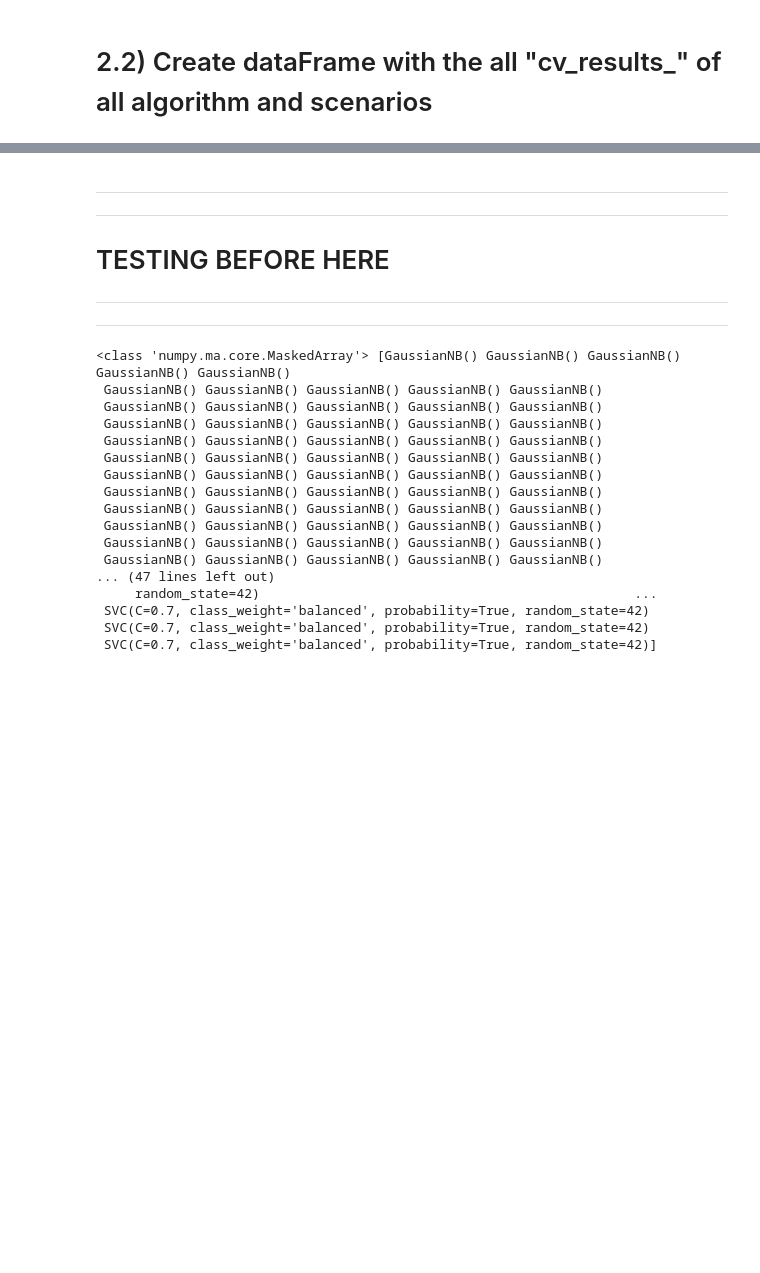
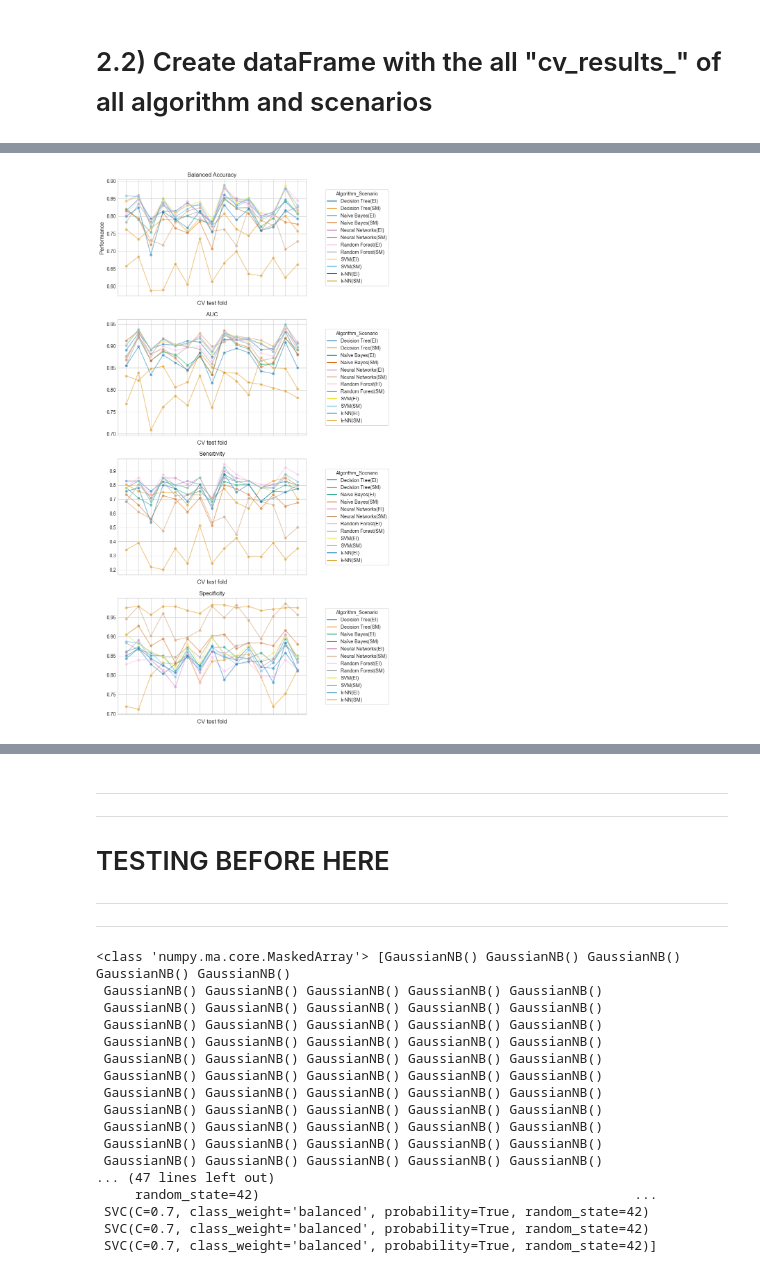
Before and after one commit to fabianopapaiz/als_prognosis_using_ensemble_imbalance, a Jupyter notebook: 05_Train_Validate_Models/16.1 - Multiple models comparison.ipynb, the cells around one changed output, grey strips where cells are left out. Saved outputs shown, nothing was run; the diff lists cells and outputs as text; code cells hidden in the pictures; blank space fills up the shorter version.

```diff
--- a/05_Train_Validate_Models/16.1 - Multiple models comparison.ipynb
+++ b/05_Train_Validate_Models/16.1 - Multiple models comparison.ipynb
@@ -249,0 +205,92 @@ Correlation of models:
+# %%
+results_df = df_temp
+
+
+
+# plot 30 examples of dependency between cv fold and AUC scores
+fig, (ax1, ax2, ax3, ax4) = plt.subplots(
+    4,1,
+    figsize=(7,20),
+#     sharex=False,
+#     sharey=True
+)
+
+# create df of model scores ordered by performance
+model_scores = results_df.filter(regex=r"split\d*_test_balanced_accuracy")
+g = sns.lineplot(
+    ax=ax1,
+    data=model_scores.transpose().iloc[:30],
+    dashes=False,
+    palette="colorblind",
+    marker="o",
+    alpha=0.5,
+)
+ax1.set_xlabel("CV test fold", size=12, labelpad=10)
+ax1.set_ylabel("Performance", size=12)
+ax1.tick_params(bottom=True, labelbottom=False)
+ax1.set_title('Balanced Accuracy')
+
+sns.move_legend(g, "center right", bbox_to_anchor=(1.45, 0.5), frameon=True, markerscale=1.7,)
+
+
+# create df of model scores ordered by performance
+model_scores = results_df.filter(regex=r"split\d*_test_auc")
+g = sns.lineplot(
+    ax=ax2,
+    data=model_scores.transpose().iloc[:30],
+    dashes=False,
+    palette="colorblind",
+    marker="o",
+    alpha=0.5,
+)
+ax2.set_xlabel("CV test fold", size=12, labelpad=10)
+ax2.tick_params(bottom=True, labelbottom=False)
+ax2.set_title('AUC')
+
+sns.move_legend(g, "center right", bbox_to_anchor=(1.45, 0.5), frameon=True, markerscale=1.7,)
+
+
+# create df of model scores ordered by performance
+model_scores = results_df.filter(regex=r"split\d*_test_sensitivity")
+g = sns.lineplot(
+    ax=ax3,
+    data=model_scores.transpose().iloc[:30],
+    dashes=False,
+    palette="colorblind",
+    marker="o",
+    alpha=0.5,
+)
+ax3.set_xlabel("CV test fold", size=12, labelpad=10)
+ax3.tick_params(bottom=True, labelbottom=False)
+ax3.set_title('Sensitivity')
+
+sns.move_legend(g, "center right", bbox_to_anchor=(1.45, 0.5), frameon=True, markerscale=1.7,)
+
+
+# create df of model scores ordered by performance
+model_scores = results_df.filter(regex=r"split\d*_test_specificity")
+g = sns.lineplot(
+    ax=ax4,
+    data=model_scores.transpose().iloc[:30],
+    dashes=False,
+    palette="colorblind",
+    marker="o",
+    alpha=0.5,
+)
+ax4.set_xlabel("CV test fold", size=12, labelpad=10)
+ax4.tick_params(bottom=True, labelbottom=False)
+ax4.set_title('Specificity')
+
+sns.move_legend(g, "center right", bbox_to_anchor=(1.45, 0.5), frameon=True, markerscale=1.7,)
+
+
+plt.show()
+
+# # print correlation of Bal Acc scores across folds
+# print(f"Correlation of models:")
+
+# df_corr = pd.DataFrame(model_scores.transpose().corr())
+# # display(df_corr)
+# sns.heatmap(data=df_corr)
+# %% [output]
+[figure, added]
```
Also changed, not shown: parts of 9 cells of this notebook, 10 other files.
